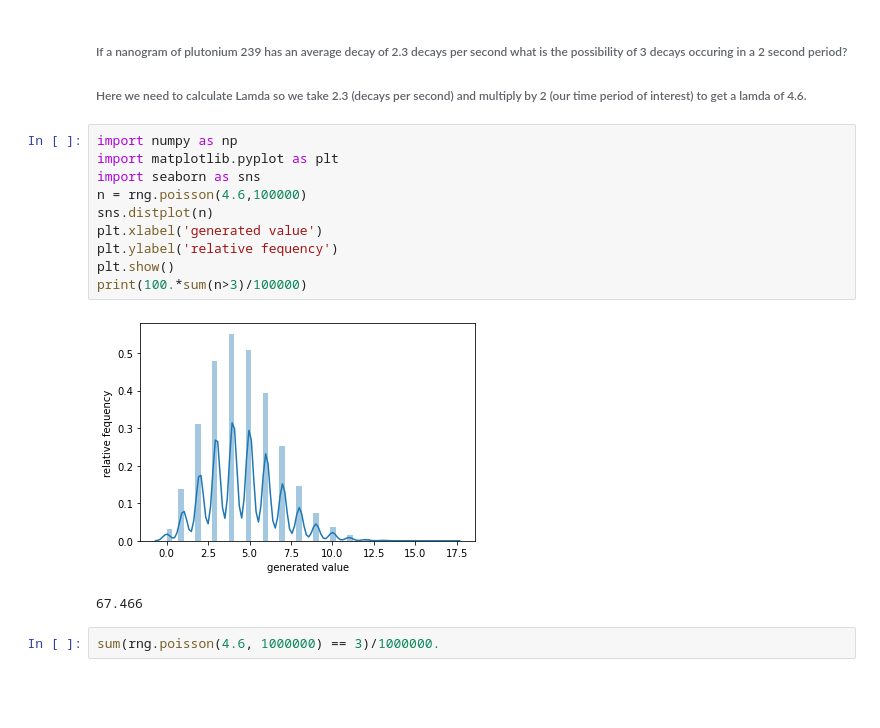
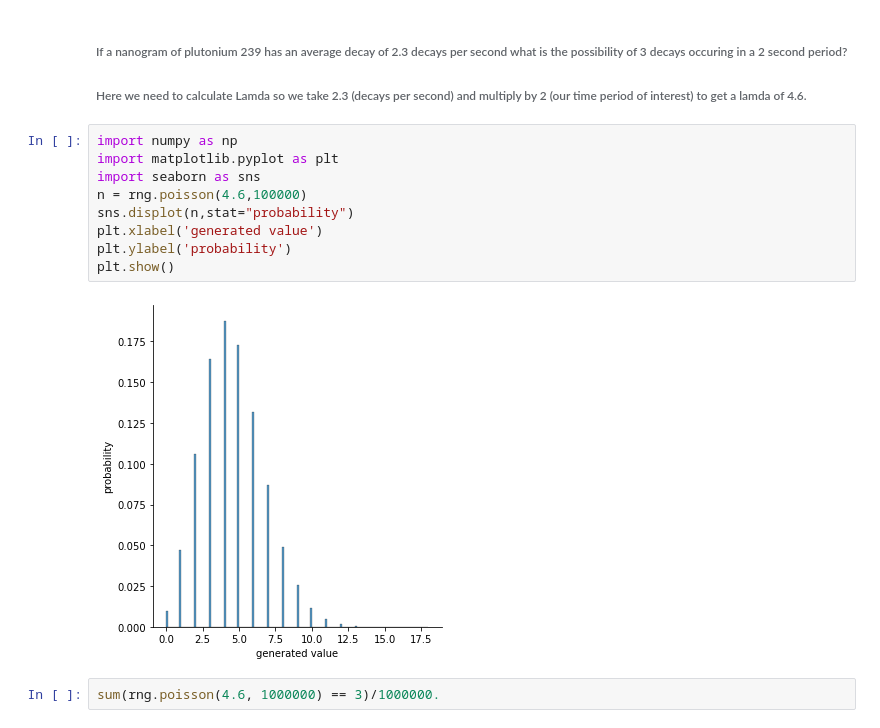
Before and after one commit to Jonathangmit/numpy-random-assignment, a Jupyter notebook: numpy-assignment.ipynb, the cells around one changed output. Drawn from its saved outputs; the diff is of its cells as text; blank space fills up the shorter version.

```diff
--- a/numpy-assignment.ipynb
+++ b/numpy-assignment.ipynb
@@ -493,16 +493,14 @@ sum(rng.poisson(1, 1000000) == 6)/1000000.
 # %%
 import numpy as np
 import matplotlib.pyplot as plt
 import seaborn as sns
 n = rng.poisson(4.6,100000)
-sns.distplot(n)
+sns.displot(n,stat="probability")
 plt.xlabel('generated value')
-plt.ylabel('relative fequency')
+plt.ylabel('probability')
 plt.show()
-print(100.*sum(n>3)/100000)
 # %% [output]
-[figure, old version]
+[figure, new version]
-67.466
 # %%
 sum(rng.poisson(4.6, 1000000) == 3)/1000000.
 # %% [output]
```
Also changed, not shown: parts of 10 cells of this notebook.
